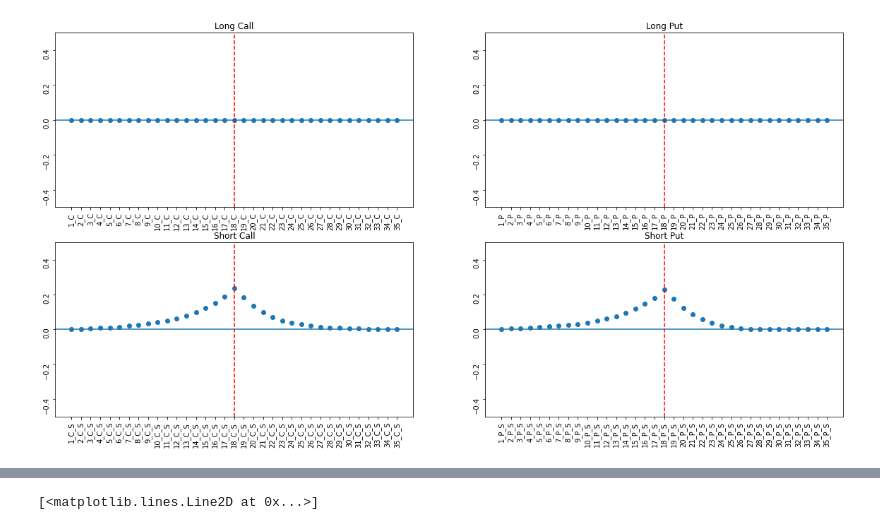
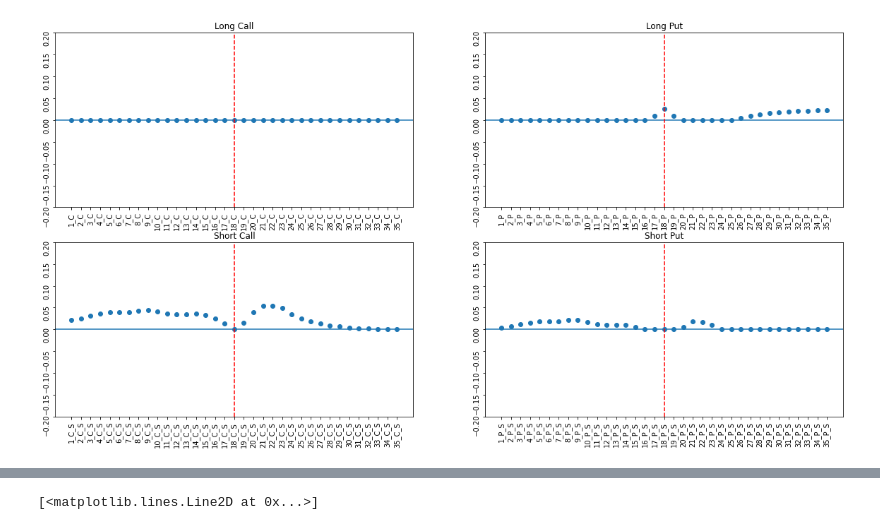
Before and after one commit to heethsur/WinterWorkshop2k24, a Jupyter notebook: Optimizer/optimization.ipynb, the cells around one changed output, grey strips where cells are left out. Drawn from its saved outputs; the diff is of its cells as text; code cells hidden in the pictures.

```diff
--- a/Optimizer/optimization.ipynb
+++ b/Optimizer/optimization.ipynb
@@ -46,8 +46,8 @@ def optimize(option_PNL, gamma, lam, graph = False, edge = 0.03):
     Sigma = option_PNL.cov()
     # gamma = 0.0005
     # lam = 10000000
-    Sigma_1 = Sigma + lam * np.identity(n)
-    Sigma_1 = cp.psd_wrap(Sigma_1)
+    # Sigma_1 = Sigma + lam * np.identity(n)
+    Sigma = cp.psd_wrap(Sigma)
     # constraints
     # h=0_n, A=1_n, b=1
     # Gw >= h equiv to w_i>=0 for all i
@@ -58,7 +58,7 @@ def optimize(option_PNL, gamma, lam, graph = False, edge = 0.03):
 
     # Define and solve the CVXPY problem.
     w = cp.Variable(n)
-    prob = cp.Problem(cp.Minimize((1/2) * gamma * cp.quad_form(w, Sigma_1) - mu.T @ w),
+    prob = cp.Problem(cp.Minimize((1/2) * gamma * cp.quad_form(w, Sigma) + (1/2) * lam * cp.quad_form(w, np.identity(n)) - mu.T @ w),
                 [
                     w >= h,
                     # A.T @ w == b
@@ -106,6 +106,6 @@ def optimize(option_PNL, gamma, lam, graph = False, edge = 0.03):
         plt.show()
     return w.value
 # %%
-w = optimize(option_PNL, gamma=0.001, lam=1000000, graph = True, edge=0.5)
+w = optimize(option_PNL, gamma=0.001, lam=1000, graph = True, edge=0.2)
 # %% [output]
-[figure, old version]
+[figure, new version]
```
Also changed, not shown: parts of 6 cells of this notebook.
